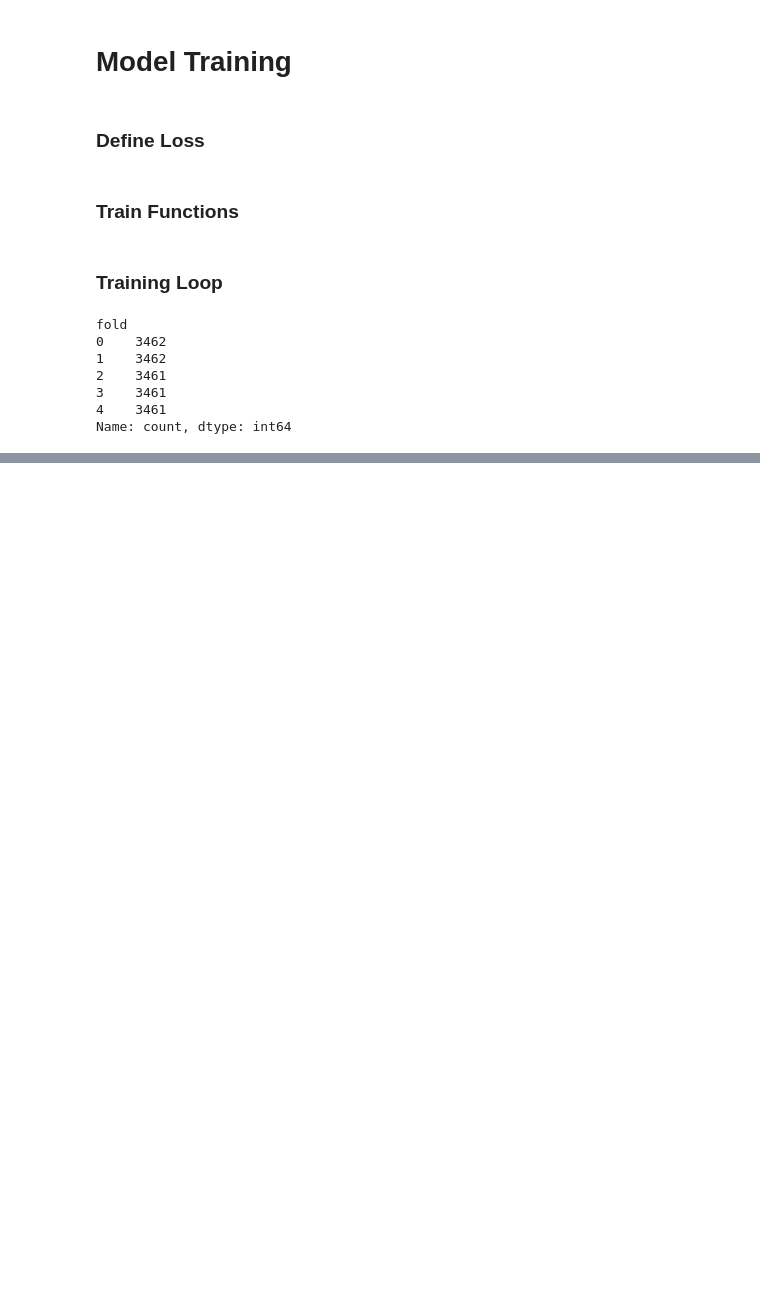
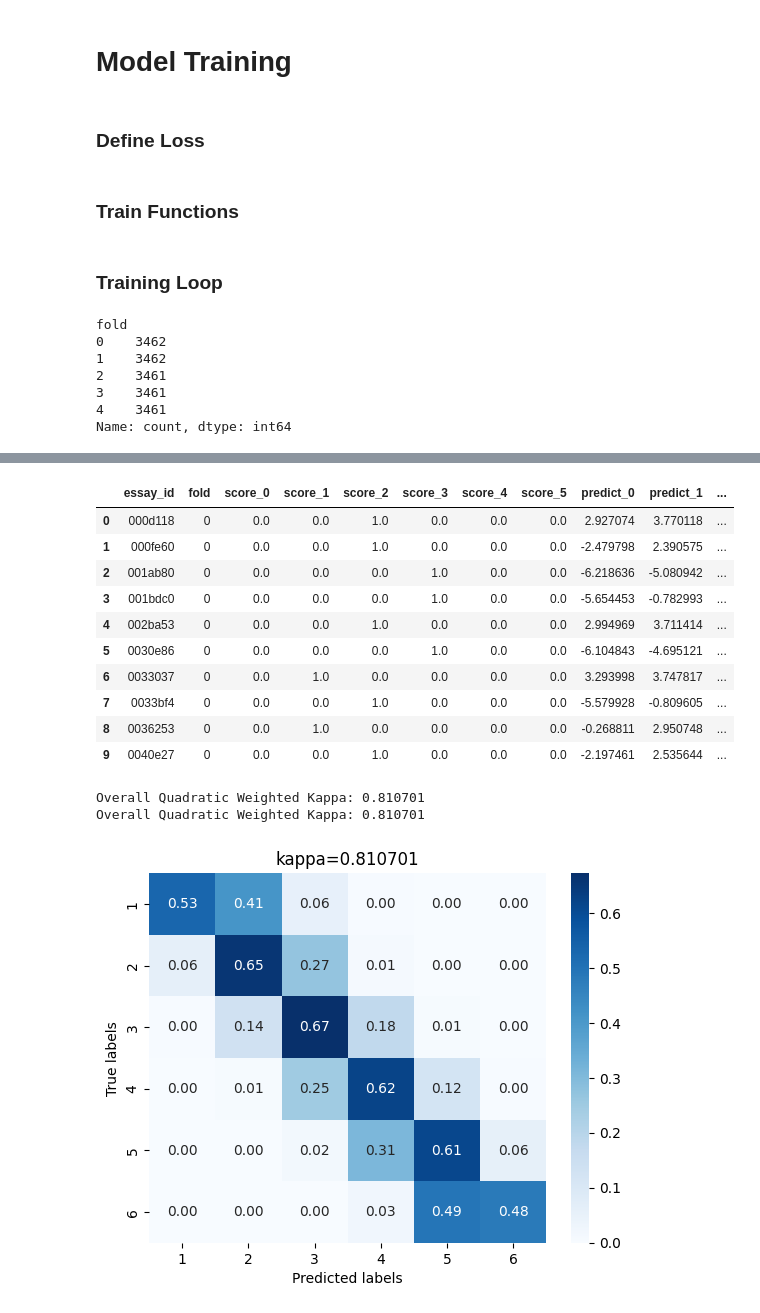
Before and after one commit to AzimuthLI/aes_text_classification, a Jupyter notebook: aes-deberta-v3-1024-train.ipynb, the cells around one changed output, grey strips where cells are left out. Drawn from its saved outputs; the diff is of its cells as text; code cells hidden in the pictures; blank space fills up the shorter version.

```diff
--- a/aes-deberta-v3-1024-train.ipynb
+++ b/aes-deberta-v3-1024-train.ipynb
@@ -765,25 +782,38 @@ Epoch 3 - Train Loss: 19.5391 - Valid Loss: 0.7610 - Elapsed Time: 1443.37s
 # %%
 oof = result['oof']
 display(oof.head(10))
 
 predict_cols = [f"predict_{i}" for i in range(TRAIN_CONFIG.N_CLASSES)]
 target_cols = [f"score_{i}" for i in range(TRAIN_CONFIG.N_CLASSES)]
 
-df_1 = oof.groupby('essay_id')[predict_cols+target_cols].mean()
+oof['true_score'] = oof[target_cols].apply(lambda x: np.argmax(x), axis=1)
+oof['pred_score'] = oof[predict_cols].apply(lambda x: np.argmax(softmax(x)), axis=1)
 
-df_1['true_score'] = df_1[target_cols].apply(lambda x: np.argmax(x), axis=1)
-df_1['pred_score'] = df_1[predict_cols].apply(lambda x: np.argmax(softmax(x)), axis=1)
-
-# kappa score
-kappa_score = cohen_kappa_score(df_1['true_score'].values, df_1['pred_score'].values, weights='quadratic')
+kappa_score = cohen_kappa_score(oof['true_score'].values, oof['pred_score'].values, weights='quadratic')
 print(f"Overall Quadratic Weighted Kappa: {kappa_score:.6f}")
 logger.info(f"Overall Quadratic Weighted Kappa: {kappa_score:.6f}")
 
-cm = confusion_matrix(df_1['true_score'].values, df_1['pred_score'].values, normalize='true')
+cm = confusion_matrix(oof['true_score'].values, oof['pred_score'].values, normalize='true')
 # Plotting the normalized confusion matrix
 fig = plt.figure()
 sns.heatmap(cm, annot=True, fmt='.2f', cmap='Blues', xticklabels=np.arange(1, 7), yticklabels=np.arange(1, 7))
 plt.xlabel('Predicted labels')
 plt.ylabel('True labels')
-plt.title('Normalized Confusion Matrix')
+plt.title(f'kappa={kappa_score:.6f}')
+fig.savefig(os.path.join(TRAIN_CONFIG.OUTPUT_DIR, f"{TRAIN_CONFIG.MODEL_NAME}_fold_all.jpg"))
 plt.show()
+# %% [output]
+|  | essay_id | fold | score_0 | score_1 | score_2 | score_3 | score_4 | score_5 | predict_0 | predict_1 | ... |
+| 0 | 000d118 | 0 | 0.0 | 0.0 | 1.0 | 0.0 | 0.0 | 0.0 | 2.927074 | 3.770118 | ... |
+| 1 | 000fe60 | 0 | 0.0 | 0.0 | 1.0 | 0.0 | 0.0 | 0.0 | -2.479798 | 2.390575 | ... |
+| 2 | 001ab80 | 0 | 0.0 | 0.0 | 0.0 | 1.0 | 0.0 | 0.0 | -6.218636 | -5.080942 | ... |
+| 3 | 001bdc0 | 0 | 0.0 | 0.0 | 0.0 | 1.0 | 0.0 | 0.0 | -5.654453 | -0.782993 | ... |
+| 4 | 002ba53 | 0 | 0.0 | 0.0 | 1.0 | 0.0 | 0.0 | 0.0 | 2.994969 | 3.711414 | ... |
+| 5 | 0030e86 | 0 | 0.0 | 0.0 | 0.0 | 1.0 | 0.0 | 0.0 | -6.104843 | -4.695121 | ... |
+| 6 | 0033037 | 0 | 0.0 | 1.0 | 0.0 | 0.0 | 0.0 | 0.0 | 3.293998 | 3.747817 | ... |
+| 7 | 0033bf4 | 0 | 0.0 | 0.0 | 1.0 | 0.0 | 0.0 | 0.0 | -5.579928 | -0.809605 | ... |
+| 8 | 0036253 | 0 | 0.0 | 1.0 | 0.0 | 0.0 | 0.0 | 0.0 | -0.268811 | 2.950748 | ... |
+| 9 | 0040e27 | 0 | 0.0 | 0.0 | 1.0 | 0.0 | 0.0 | 0.0 | -2.197461 | 2.535644 | ... |
+Overall Quadratic Weighted Kappa: 0.810701
+Overall Quadratic Weighted Kappa: 0.810701
+[figure, added]
```
Also changed, not shown: parts of 8 cells of this notebook.
